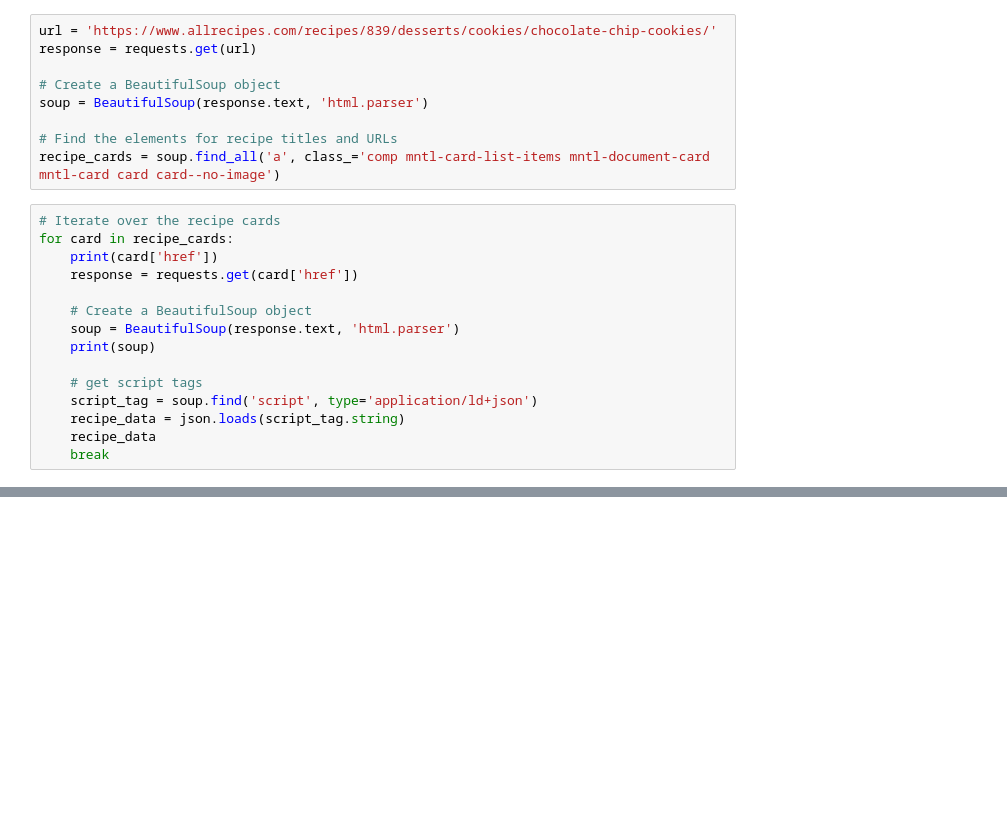
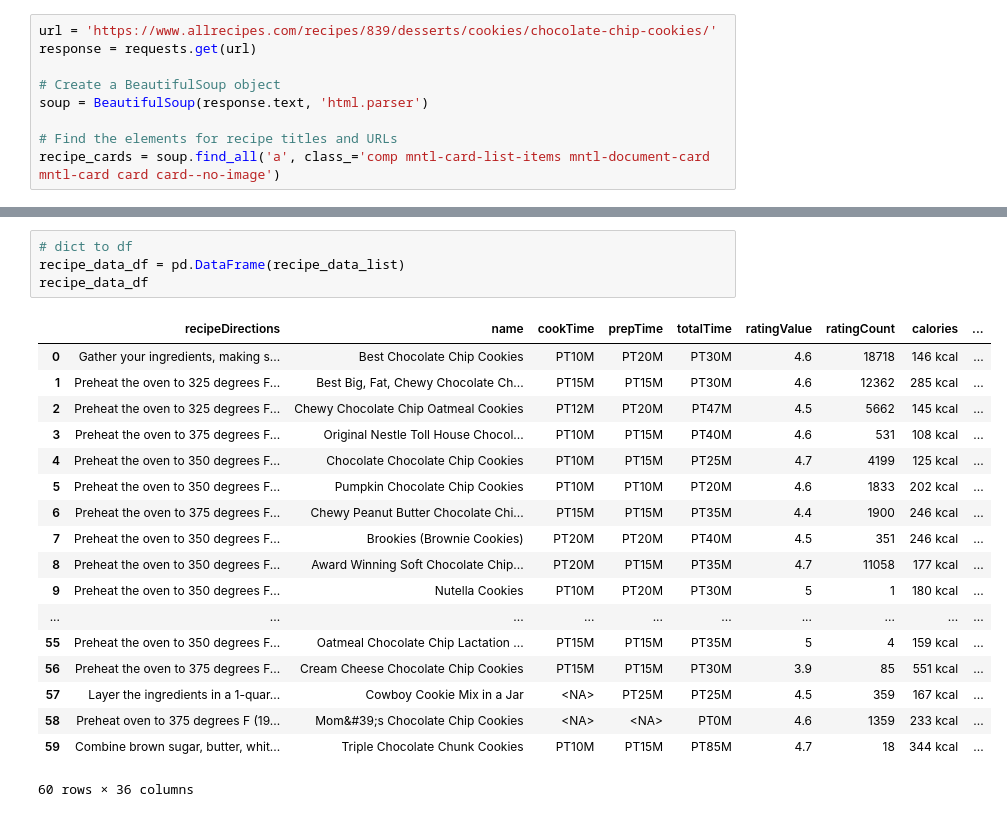
Before and after one commit to elizabethavargas/Recipes, a Jupyter notebook: scrape_all_recipes.ipynb, the cells around one changed output, grey strips where cells are left out. Drawn from its saved outputs; the diff is of its cells as text; blank space fills up the shorter version.

```diff
--- a/scrape_all_recipes.ipynb
+++ b/scrape_all_recipes.ipynb
@@ -13,18 +15,3 @@ soup = BeautifulSoup(response.text, 'html.parser')
 
 # Find the elements for recipe titles and URLs
 recipe_cards = soup.find_all('a', class_='comp mntl-card-list-items mntl-document-card mntl-card card card--no-image')
-# %%
-# Iterate over the recipe cards
-for card in recipe_cards:
-    print(card['href'])
-    response = requests.get(card['href'])
-
-    # Create a BeautifulSoup object
-    soup = BeautifulSoup(response.text, 'html.parser')
-    print(soup)
-
-    # get script tags
-    script_tag = soup.find('script', type='application/ld+json')
-    recipe_data = json.loads(script_tag.string)
-    recipe_data
-    break
@@ -62,0 +165,23 @@ recipe_data[0]['cookTime']
+# %%
+# dict to df
+recipe_data_df = pd.DataFrame(recipe_data_list)
+recipe_data_df
+# %% [output]
+|  | recipeDirections | name | cookTime | prepTime | totalTime | ratingValue | ratingCount | calories | ... |
+| 0 | Gather your ingredients, making s... | Best Chocolate Chip Cookies | PT10M | PT20M | PT30M | 4.6 | 18718 | 146 kcal | ... |
+| 1 | Preheat the oven to 325 degrees F... | Best Big, Fat, Chewy Chocolate Ch... | PT15M | PT15M | PT30M | 4.6 | 12362 | 285 kcal | ... |
+| 2 | Preheat the oven to 325 degrees F... | Chewy Chocolate Chip Oatmeal Cookies | PT12M | PT20M | PT47M | 4.5 | 5662 | 145 kcal | ... |
+| 3 | Preheat the oven to 375 degrees F... | Original Nestle Toll House Chocol... | PT10M | PT15M | PT40M | 4.6 | 531 | 108 kcal | ... |
+| 4 | Preheat the oven to 350 degrees F... | Chocolate Chocolate Chip Cookies | PT10M | PT15M | PT25M | 4.7 | 4199 | 125 kcal | ... |
+| 5 | Preheat the oven to 350 degrees F... | Pumpkin Chocolate Chip Cookies | PT10M | PT10M | PT20M | 4.6 | 1833 | 202 kcal | ... |
+| 6 | Preheat the oven to 375 degrees F... | Chewy Peanut Butter Chocolate Chi... | PT15M | PT15M | PT35M | 4.4 | 1900 | 246 kcal | ... |
+| 7 | Preheat the oven to 350 degrees F... | Brookies (Brownie Cookies) | PT20M | PT20M | PT40M | 4.5 | 351 | 246 kcal | ... |
+| 8 | Preheat the oven to 350 degrees F... | Award Winning Soft Chocolate Chip... | PT20M | PT15M | PT35M | 4.7 | 11058 | 177 kcal | ... |
+| 9 | Preheat the oven to 350 degrees F... | Nutella Cookies | PT10M | PT20M | PT30M | 5 | 1 | 180 kcal | ... |
+| ... | ... | ... | ... | ... | ... | ... | ... | ... | ... |
+| 55 | Preheat the oven to 350 degrees F... | Oatmeal Chocolate Chip Lactation ... | PT15M | PT15M | PT35M | 5 | 4 | 159 kcal | ... |
+| 56 | Preheat the oven to 375 degrees F... | Cream Cheese Chocolate Chip Cookies | PT15M | PT15M | PT30M | 3.9 | 85 | 551 kcal | ... |
+| 57 | Layer the ingredients in a 1-quar... | Cowboy Cookie Mix in a Jar | <NA> | PT25M | PT25M | 4.5 | 359 | 167 kcal | ... |
+| 58 | Preheat oven to 375 degrees F (19... | Mom&#39;s Chocolate Chip Cookies | <NA> | <NA> | PT0M | 4.6 | 1359 | 233 kcal | ... |
+| 59 | Combine brown sugar, butter, whit... | Triple Chocolate Chunk Cookies | PT10M | PT15M | PT85M | 4.7 | 18 | 344 kcal | ... |
+60 rows × 36 columns
```
Also changed, not shown: parts of 12 cells of this notebook.
